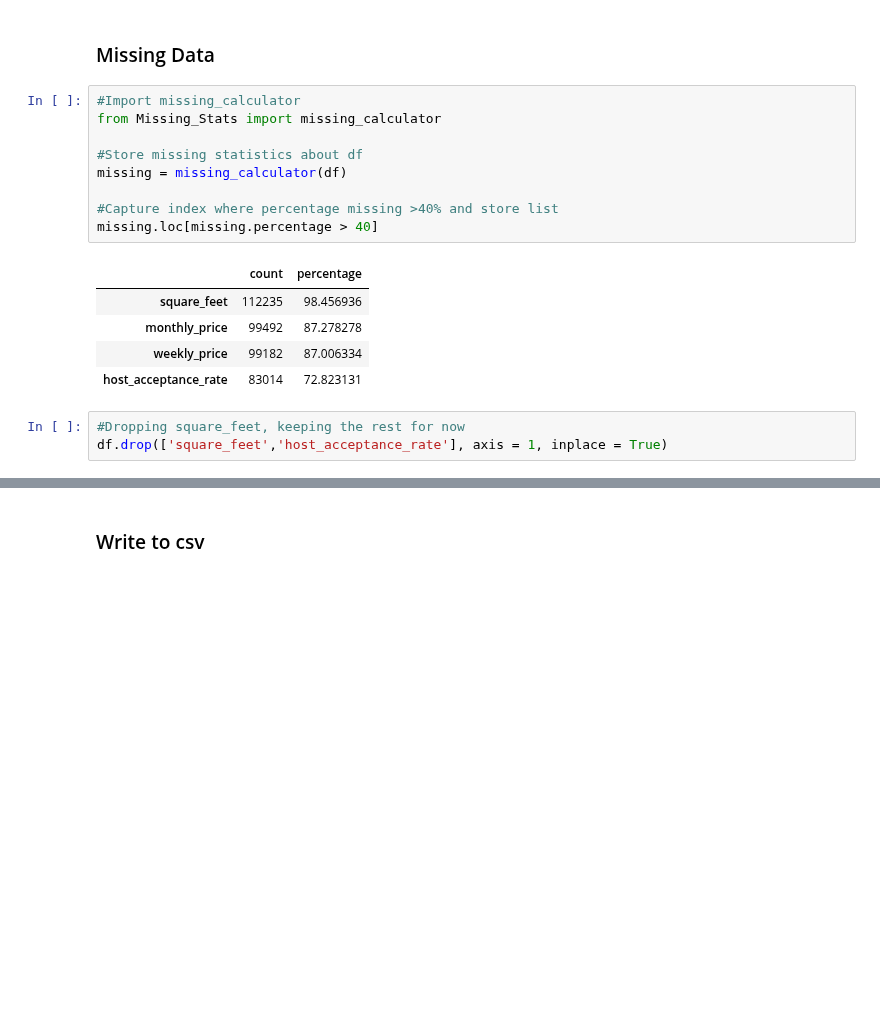
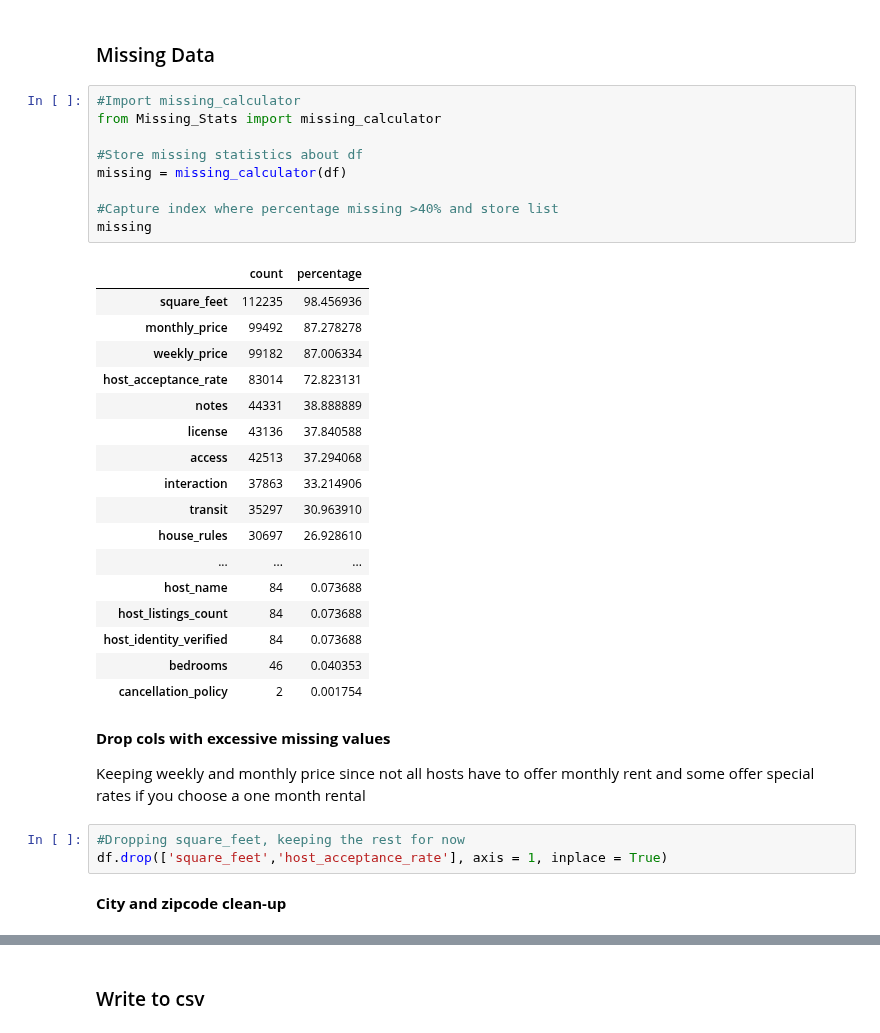
Before and after one commit to KishenSharma6/SF-Airbnb-Analysis, a Jupyter notebook: Project_Codes/01_Data_Cleaning/2020_0519_Listings_Data_Cleaning.ipynb, the cells around one changed output, grey strips where cells are left out. Drawn from its saved outputs; the diff is of its cells as text; blank space fills up the shorter version.

```diff
--- a/Project_Codes/01_Data_Cleaning/2020_0519_Listings_Data_Cleaning.ipynb
+++ b/Project_Codes/01_Data_Cleaning/2020_0519_Listings_Data_Cleaning.ipynb
@@ -210,18 +210,36 @@ display(df[objects].head())
 # %%
 #Import missing_calculator
 from Missing_Stats import missing_calculator
 
 #Store missing statistics about df
 missing = missing_calculator(df)
 
 #Capture index where percentage missing >40% and store list
-missing.loc[missing.percentage > 40]
+missing
 # %% [output]
 |  | count | percentage |
 | square_feet | 112235 | 98.456936 |
 | monthly_price | 99492 | 87.278278 |
 | weekly_price | 99182 | 87.006334 |
 | host_acceptance_rate | 83014 | 72.823131 |
+| notes | 44331 | 38.888889 |
+| license | 43136 | 37.840588 |
+| access | 42513 | 37.294068 |
+| interaction | 37863 | 33.214906 |
+| transit | 35297 | 30.963910 |
+| house_rules | 30697 | 26.928610 |
+| ... | ... | ... |
+| host_name | 84 | 0.073688 |
+| host_listings_count | 84 | 0.073688 |
+| host_identity_verified | 84 | 0.073688 |
+| bedrooms | 46 | 0.040353 |
+| cancellation_policy | 2 | 0.001754 |
+# %% [markdown]
+**Drop cols with excessive missing values**
+
+Keeping weekly and monthly price since not all hosts have to offer monthly rent and some offer special rates if you choose a one month rental
 # %%
 #Dropping square_feet, keeping the rest for now
 df.drop(['square_feet','host_acceptance_rate'], axis = 1, inplace = True)
+# %% [markdown]
+**City and zipcode clean-up**
```
Also changed, not shown: parts of 1 cell of this notebook, 1 other file.
